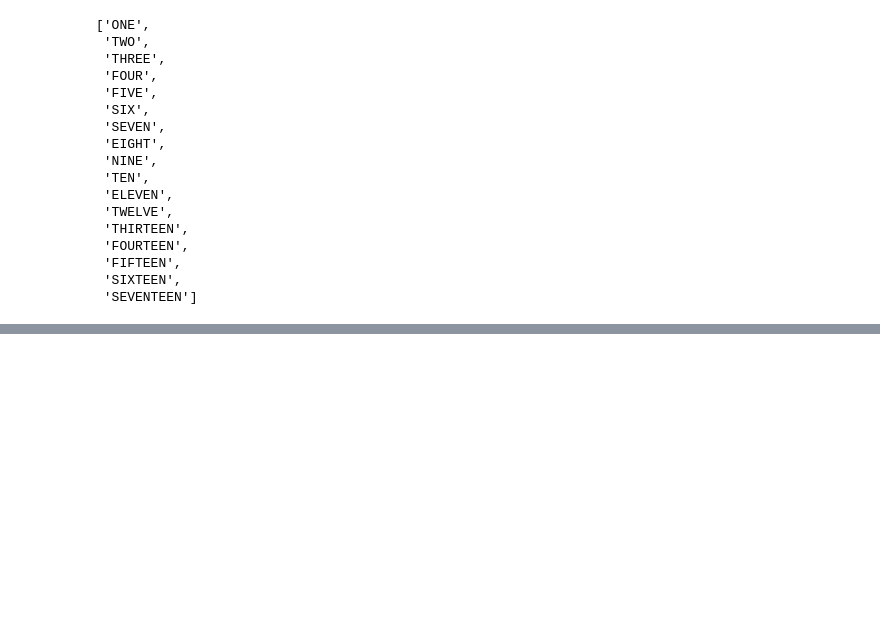
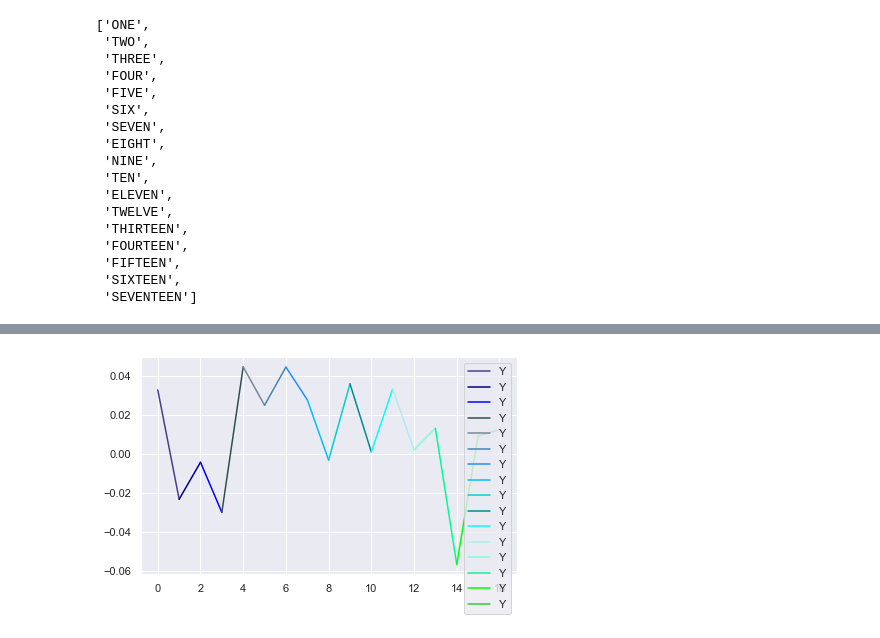
Before and after one commit to heatherjcohen/Harry-Potter-Viz, a Jupyter notebook: NLP Harry Potter.ipynb, the cells around one changed output, grey strips where cells are left out. Drawn from its saved outputs; the diff is of its cells as text; code cells hidden in the pictures; blank space fills up the shorter version.

Commit message:
sentiment by chapter

```diff
--- a/NLP Harry Potter.ipynb
+++ b/NLP Harry Potter.ipynb
@@ -273,5 +197,4 @@ compound_sentiments = [BookOne[chapter][2]['compound'] for chapter in BookOne]
 # %%
-
+chaplist = []
 for chapter in BookOne:
-    print(chapter)
-    print(BookOne[chapter][1])
+    chaplist.append(chapter)
@@ -296,6 +200,0 @@ CHAPTER SIXTEEN
-# %%
-for chapter in tqdm(BookOne, postfix=book):
-        print('  ', BookOne[chapter])
-        text = BookOne[chapter][1].replace('\n', '')
-        sentence_list = tokenize.sent_tokenize(text)
-        sentiments = {'compound': 0.0, 'neg': 0.0, 'neu': 0.0, 'pos': 0.0}
@@ -321,0 +201,23 @@ for chapter in tqdm(BookOne, postfix=book):
+# %%
+length = len(BookOne)
+x = np.linspace(0, length, num=length)
+y = [BookOne[chapter][2]['compound'] for chapter in BookOne]
+colors = ['darkslateblue','navy', 'blue','darkslategrey','lightslategrey',
+          'steelblue','dodgerblue', 'deepskyblue', 'darkturquoise',
+        'darkcyan','cyan', 'paleturquoise', 'aquamarine', 'mediumspringgreen',
+          'lime', 'limegreen',
+         'darkgreen']
+altcolors = ['aqua', 'coral', 'gold', 'lime', 'midnightblue', 'blueviolet',
+            'orange', 'lightseagreen', 'lightcoral', 'sienna', 'olivedrab',
+            'crimson', 'deepskyblue', 'wheat', 'darkgreen', 'teal', 'indigo']
+
+
+test = pd.DataFrame(
+    {'X': x.tolist(),
+     'Y':y,
+     'Color':colors,
+     'Altcolors':altcolors,
+     'Label':chaplist,
+     'Name':chapternames
+    })
+test
@@ -321,0 +243,3 @@ for chapter in tqdm(BookOne, postfix=book):
+# %%
+for num in list(range(len(test)-1)):
+    print(test.iloc[ [num,num+1] , [1 ]], test['Color'][num], test['Label'][num])
@@ -321,0 +264,9 @@ for chapter in tqdm(BookOne, postfix=book):
+# %%
+
+# Create plot
+fig, ax = plt.subplots()
+
+for num in list(range(len(test)-1)):
+    test.iloc[ [num,num+1] , [1 ]].plot(ax=ax, color=test['Color'][num], label=' ')
+# %% [output]
+[figure, added]
```
Also changed, not shown: parts of 24 cells of this notebook, 1 other file.
